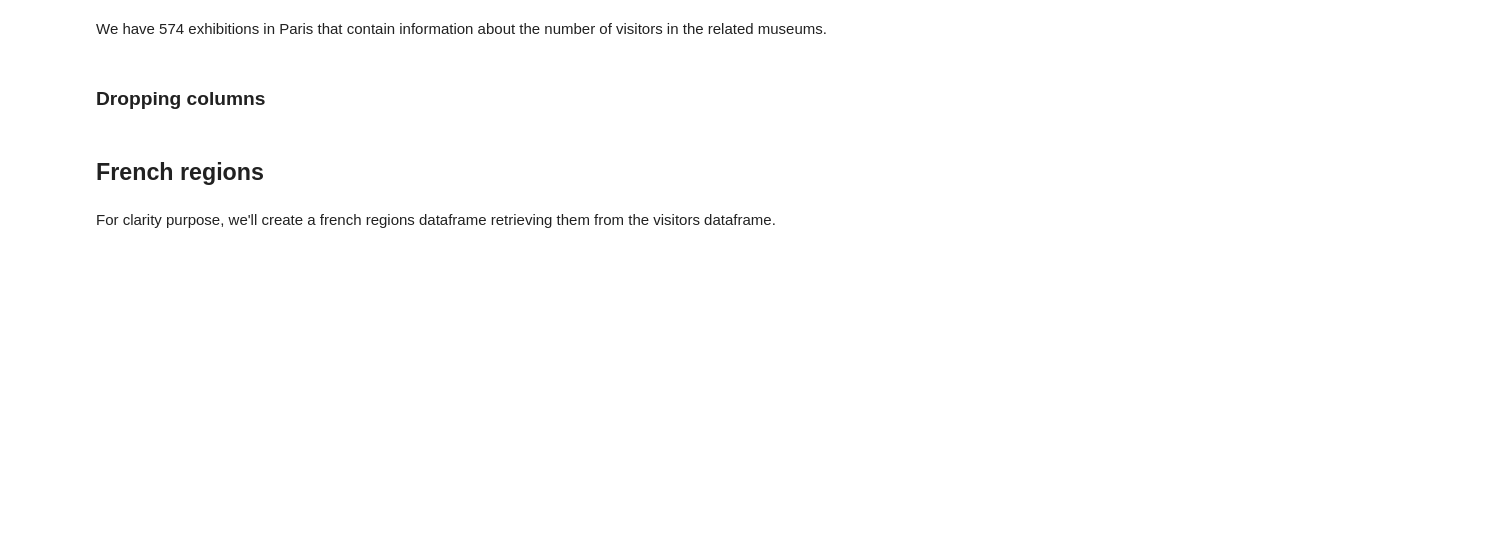
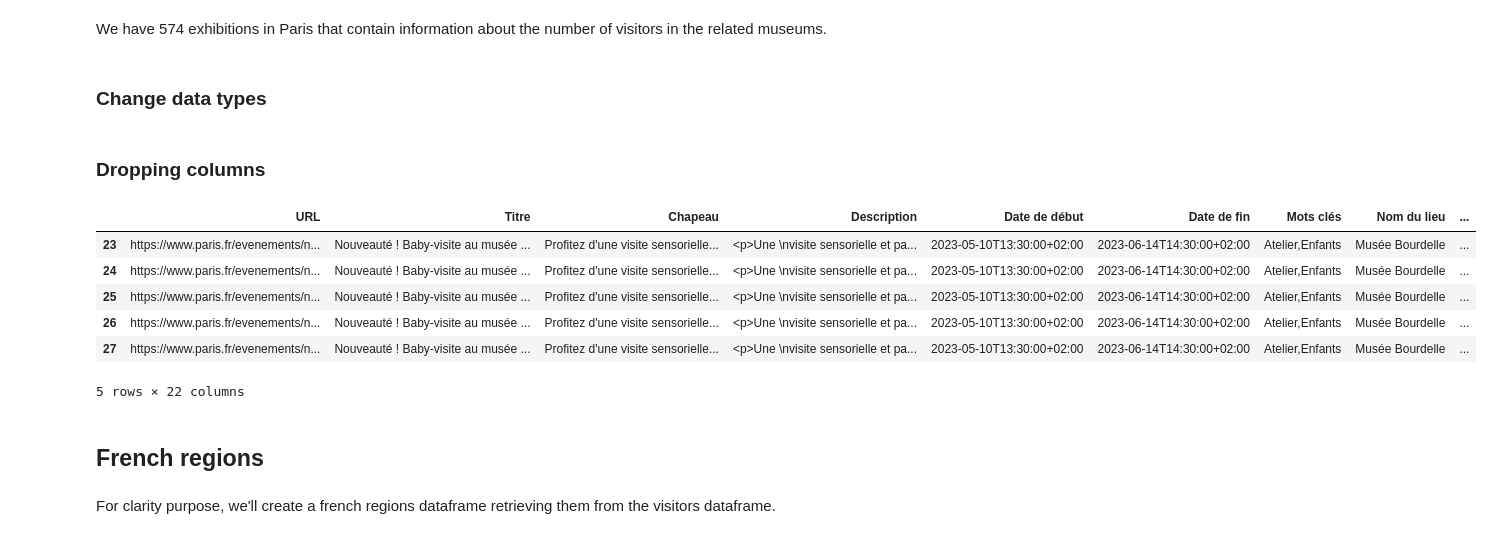
Before and after one commit to axele-mahalin/Final_Project, a Jupyter notebook: Final_project.ipynb, the cells around one changed output. Cells and saved outputs as stored; diff of their text form; code cells hidden in the pictures; blank space fills up the shorter version.

```diff
--- a/Final_project.ipynb
+++ b/Final_project.ipynb
@@ -577,11 +576,30 @@ len(Paris_exhibitions_visitors)
 # %% [markdown]
 We have 574 exhibitions in Paris that contain information about the number of visitors in the related museums.
+# %% [markdown]
+### Change data types
+# %%
+#change the data types from float to integers
+
+Paris_exhibitions_visitors['Année']=Paris_exhibitions_visitors['Année'].astype(int)
+Paris_exhibitions_visitors['PAYANT']=Paris_exhibitions_visitors['PAYANT'].astype(int)
+Paris_exhibitions_visitors['GRATUIT']=Paris_exhibitions_visitors['GRATUIT'].astype(int)
+Paris_exhibitions_visitors['TOTAL']=Paris_exhibitions_visitors['TOTAL'].astype(int)
 # %% [markdown]
 ### Dropping columns
 # %%
 #We can drop the ID MUSEOFILE since we won't use it anymore
 
 Paris_exhibitions_visitors.drop(columns=['ID MUSEOFILE', 'VILLE'], inplace=True)
+# %%
+Paris_exhibitions_visitors.head()
+# %% [output]
+|  | URL | Titre | Chapeau | Description | Date de début | Date de fin | Mots clés | Nom du lieu | ... |
+| 23 | https://www.paris.fr/evenements/n... | Nouveauté ! Baby-visite au musée ... | Profitez d'une visite sensorielle... | <p>Une \nvisite sensorielle et pa... | 2023-05-10T13:30:00+02:00 | 2023-06-14T14:30:00+02:00 | Atelier,Enfants | Musée Bourdelle | ... |
+| 24 | https://www.paris.fr/evenements/n... | Nouveauté ! Baby-visite au musée ... | Profitez d'une visite sensorielle... | <p>Une \nvisite sensorielle et pa... | 2023-05-10T13:30:00+02:00 | 2023-06-14T14:30:00+02:00 | Atelier,Enfants | Musée Bourdelle | ... |
+| 25 | https://www.paris.fr/evenements/n... | Nouveauté ! Baby-visite au musée ... | Profitez d'une visite sensorielle... | <p>Une \nvisite sensorielle et pa... | 2023-05-10T13:30:00+02:00 | 2023-06-14T14:30:00+02:00 | Atelier,Enfants | Musée Bourdelle | ... |
+| 26 | https://www.paris.fr/evenements/n... | Nouveauté ! Baby-visite au musée ... | Profitez d'une visite sensorielle... | <p>Une \nvisite sensorielle et pa... | 2023-05-10T13:30:00+02:00 | 2023-06-14T14:30:00+02:00 | Atelier,Enfants | Musée Bourdelle | ... |
+| 27 | https://www.paris.fr/evenements/n... | Nouveauté ! Baby-visite au musée ... | Profitez d'une visite sensorielle... | <p>Une \nvisite sensorielle et pa... | 2023-05-10T13:30:00+02:00 | 2023-06-14T14:30:00+02:00 | Atelier,Enfants | Musée Bourdelle | ... |
+5 rows × 22 columns
 # %% [markdown]
 ## French regions
 # %% [markdown]
```
Also changed, not shown: parts of 9 cells of this notebook, 3 other files.
